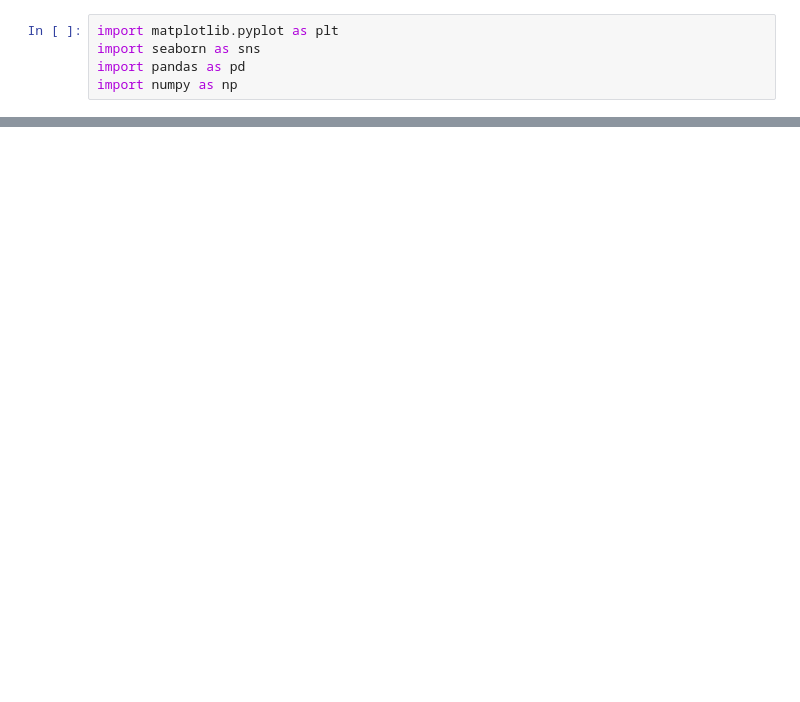
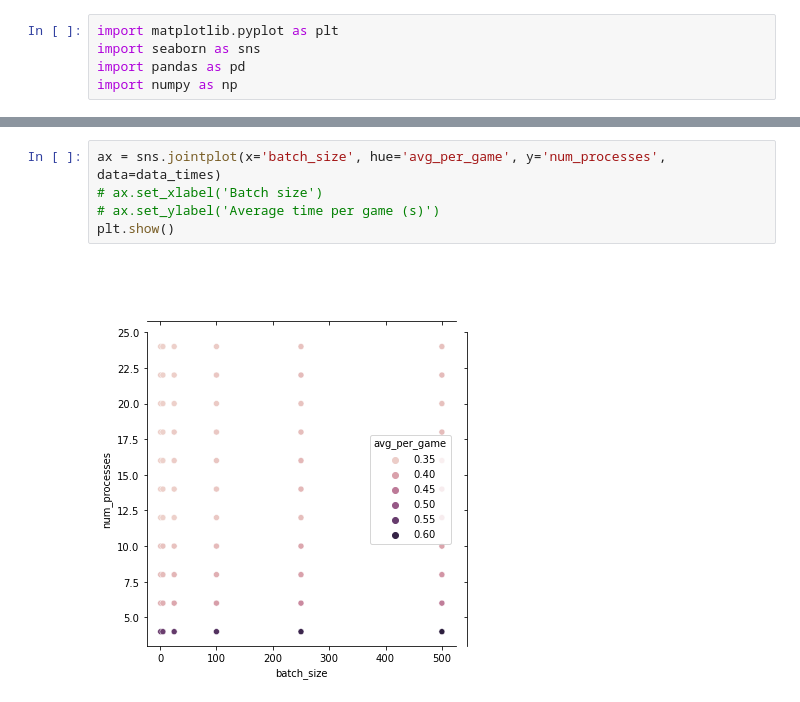
Before and after one commit to KostasKv/Minesweeper-with-AI, a Jupyter notebook: data/Batch size & processes count.ipynb, the cells around one changed output, grey strips where cells are left out. Drawn from its saved outputs; the diff is of its cells as text; blank space fills up the shorter version.

```diff
--- a/data/Batch size & processes count.ipynb
+++ b/data/Batch size & processes count.ipynb
@@ -55,0 +108,7 @@ other_data
+# %%
+ax = sns.jointplot(x='batch_size', hue='avg_per_game', y='num_processes', data=data_times)
+# ax.set_xlabel('Batch size')
+# ax.set_ylabel('Average time per game (s)')
+plt.show()
+# %% [output]
+[figure, added]
```
Also changed, not shown: parts of 21 cells of this notebook.
